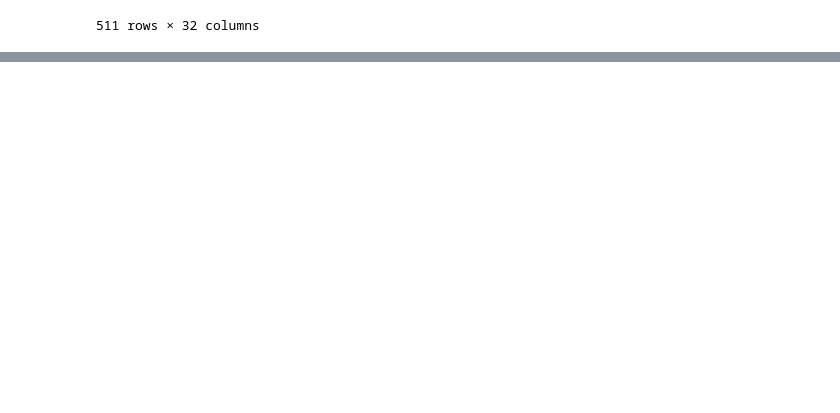
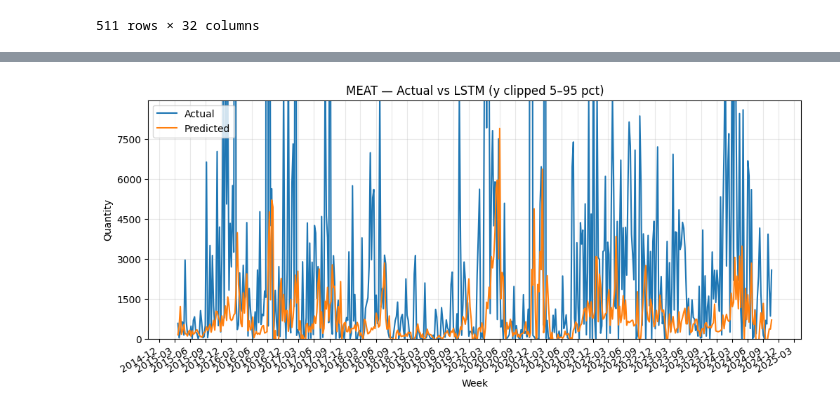
Before and after one commit to emmacarr23/techbridge24, a Jupyter notebook: cleaning/intro.ipynb, the cells around one changed output, grey strips where cells are left out. Cells and saved outputs as stored; diff of their text form; code cells hidden in the pictures; blank space fills up the shorter version.

Commit message:
Updated Graphs

```diff
--- a/cleaning/intro.ipynb
+++ b/cleaning/intro.ipynb
@@ -6,6 +6,6 @@ from tensorflow.keras.layers import LSTM, Dense
 import numpy as np
 # %%
 #ae = pd.read_excel('..\data\Sample Data AgencyExpress (1% sample Georgia).xlsx')
-amx_lines = pd.read_excel('..\data\Choice Data.xlsx', sheet_name='AMX_OFFER_LINES')
-amx_header = pd.read_excel('..\data\Choice Data.xlsx', sheet_name='AMX_OFFER_HEADER')
+amx_lines = pd.read_excel('../Choice Data.xlsx', sheet_name='AMX_OFFER_LINES')
+amx_header = pd.read_excel('../Choice Data.xlsx', sheet_name='AMX_OFFER_HEADER')
 # %%
@@ -101,16 +101,3 @@ def create_sequences(data, window_size):
         sequences.append(data[i:i + window_size])
         targets.append(data[i + window_size])
     return np.array(sequences), np.array(targets)
-# %%
-X, y = create_sequences(amx_pivot['VEG'].values, 10)
-
-X = X.reshape(X.shape[0], X.shape[1], 1)
-# %%
-model = Sequential([
-    LSTM(50, activation='relu', input_shape=(10, 1)),
-    Dense(1)
-])
-
-model.compile(optimizer='adam', loss='mse')
-model.fit(X, y, epochs=30, verbose=1)
-predictions = model.predict(X)
@@ -142,0 +104,79 @@ plt.show()
+# %%
+import numpy as np
+import matplotlib.dates as mdates
+import matplotlib.ticker as mtick
+import matplotlib.pyplot as plt
+
+# ------------------------------------------------------------------
+# 1.  Hyper‑parameters you might want to tweak once
+# ------------------------------------------------------------------
+WINDOW   = 10          # look‑back steps
+EPOCHS   = 30
+UNITS    = 50
+TARGETS  = ['MEAT', 'VEG', 'BEV', 'DAIRY']   # <-- what you asked for
+
+def build_model(window, units):
+    """Returns a fresh untrained 1‑layer LSTM model."""
+    mdl = Sequential([
+        LSTM(units, activation='relu', input_shape=(window, 1)),
+        Dense(1)
+    ])
+    mdl.compile(optimizer='adam', loss='mse')
+    return mdl
+
+def train_and_plot(code,
+                   top_pct=95, bot_pct=5,   # y‑axis clipping
+                   yticks=6, xticks=8):     # desired number of ticks
+    # ---------- data --------------------------------------------------------
+    series = amx_pivot[code].values
+    X, y   = create_sequences(series, WINDOW)
+    X      = X.reshape(-1, WINDOW, 1)
+
+    # ---------- model -------------------------------------------------------
+    model = build_model(WINDOW, UNITS)
+    model.fit(X, y, epochs=EPOCHS, verbose=0)
+
+    # ---------- prediction --------------------------------------------------
+    yhat  = model.predict(X, verbose=0).ravel()
+    dates = amx_pivot.index[WINDOW:]          # align with y / yhat length
+
+    # ---------- axis limits -------------------------------------------------
+    y_top = np.percentile(y, top_pct)
+    y_bot = max(0, np.percentile(y, bot_pct))
+
+    # ---------- plot --------------------------------------------------------
+    fig, ax = plt.subplots(figsize=(12, 5))
+    ax.plot(dates, y,    label='Actual')
+    ax.plot(dates, yhat, label='Predicted')
+
+    # y‑axis: clip + evenly‑spaced labels
+    ax.set_ylim(y_bot, y_top)
+    ax.yaxis.set_major_locator(mtick.MaxNLocator(yticks))
+
+    # x‑axis: evenly‑spaced date ticks (≈ xticks total)
+    locator   = mdates.AutoDateLocator(minticks=xticks//2, maxticks=xticks)
+    formatter = mdates.ConciseDateFormatter(locator)
+    ax.xaxis.set_major_locator(locator)
+    ax.xaxis.set_major_formatter(formatter)
+
+    # cosmetics
+    ax.set_title(f'{code} — Actual vs LSTM '
+                 f'(y clipped {bot_pct}–{top_pct} pct)')
+    ax.set_xlabel('Week')
+    ax.set_ylabel('Quantity')
+    ax.grid(alpha=0.3, which='both')
+    ax.legend()
+    fig.autofmt_xdate()
+    plt.show()
+
+
+# ------------------------------------------------------------------
+# 2.  Run the loop
+# ------------------------------------------------------------------
+for code in TARGETS:
+    if code in amx_pivot.columns:
+        train_and_plot(code)
+    else:
+        print(f'Skipping {code}: column not present in amx_pivot')
+# %% [output]
+[figure, added]
```
Also changed, not shown: parts of 6 cells of this notebook, 1 other file.
